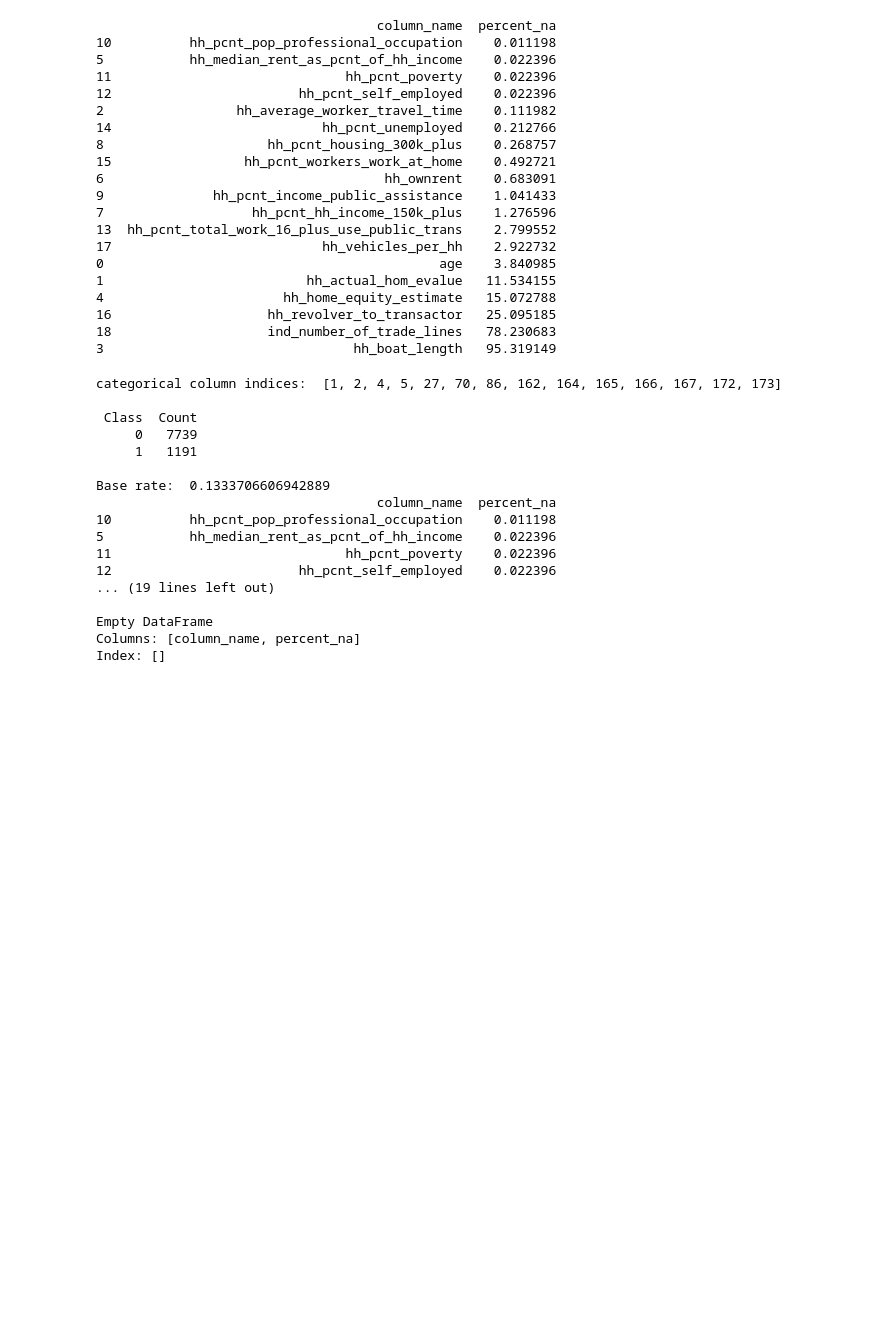
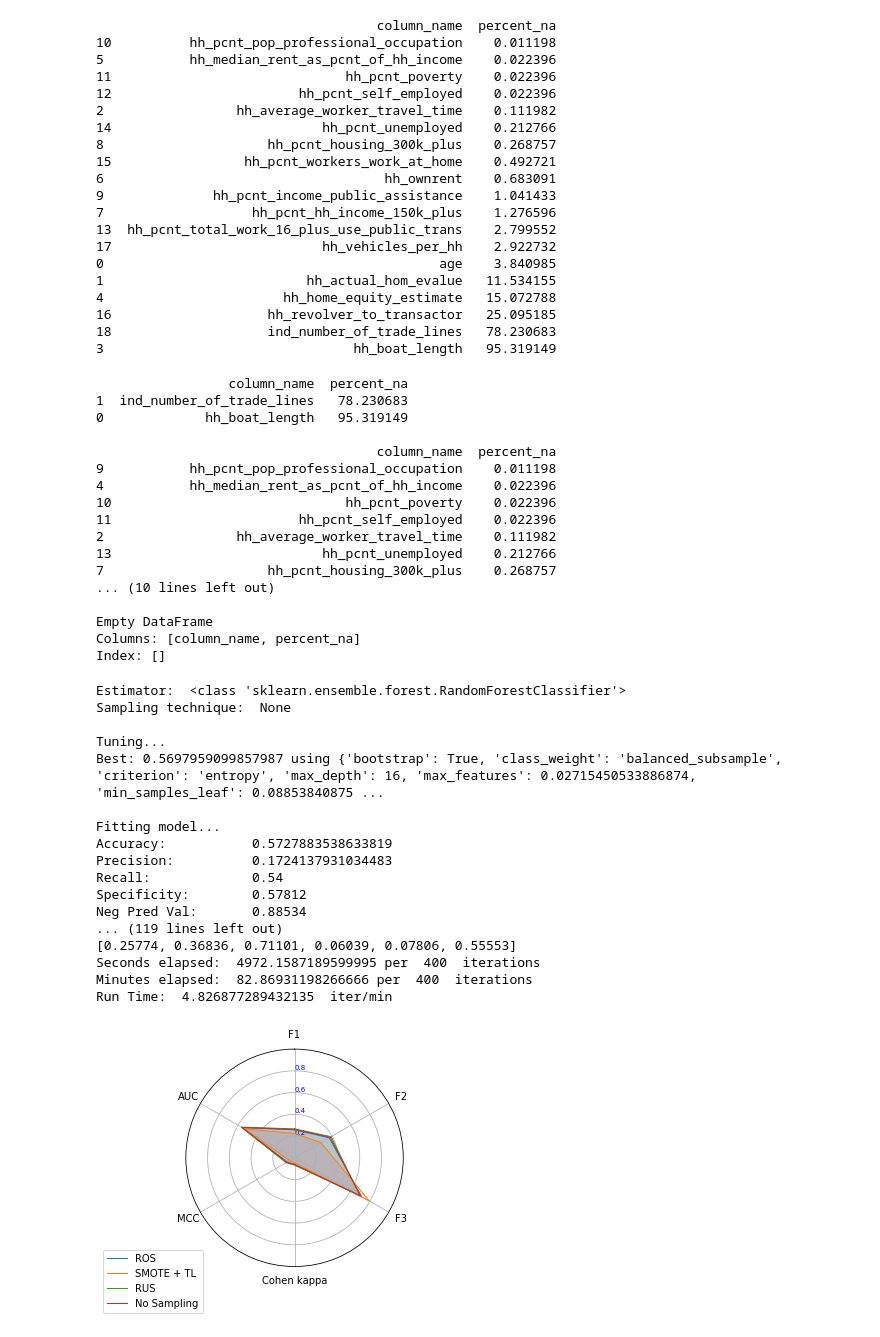
Before and after one commit to cir26/0ptimus-feat_treat, a Jupyter notebook: M6_rf_treatments.ipynb, the cells around one changed output. Cells and saved outputs as stored; diff of their text form; code cells hidden in the pictures; blank space fills up the shorter version.

```diff
--- a/M6_rf_treatments.ipynb
+++ b/M6_rf_treatments.ipynb
@@ -53,23 +58,23 @@ start.check_na()
 start.check_na(50)
 start.handle_na('remove',start.na_col)
 start.check_na()
-start.handle_na('median',start.na_col)
+start.handle_na('random',start.na_col)
 start.check_na()
 start.encode()
 # %% [output]
-categorical column indices:  [1, 2, 4, 5, 27, 70, 86, 162, 164, 165, 166, 167, 172, 173]
+                 column_name  percent_na
+1  ind_number_of_trade_lines   78.230683
+0             hh_boat_length   95.319149
 
- Class  Count
-     0   7739
-     1   1191
-
-Base rate:  0.1333706606942889
                                     column_name  percent_na
-10          hh_pcnt_pop_professional_occupation    0.011198
-5           hh_median_rent_as_pcnt_of_hh_income    0.022396
-11                              hh_pcnt_poverty    0.022396
-12                        hh_pcnt_self_employed    0.022396
-... (19 lines left out)
+9           hh_pcnt_pop_professional_occupation    0.011198
+4           hh_median_rent_as_pcnt_of_hh_income    0.022396
+10                              hh_pcnt_poverty    0.022396
+11                        hh_pcnt_self_employed    0.022396
+2                 hh_average_worker_travel_time    0.111982
+13                           hh_pcnt_unemployed    0.212766
+7                     hh_pcnt_housing_300k_plus    0.268757
+... (10 lines left out)
 
 Empty DataFrame
 Columns: [column_name, percent_na]
@@ -102,0 +108,27 @@ iterations=200
+# %%
+from timeit import default_timer as timer
+start = timer()
+rf_pca.sample_tune_test(model=model, tuning_iter=iterations, tuning_strategy="randomized")
+end=timer()
+print("Seconds elapsed: ",(end - start), "per ",iterations," iterations")
+print("Minutes elapsed: ",(end - start)/60, "per ",iterations," iterations")
+print("Run Time: ", iterations/((end - start)/60), " iter/min")
+# %% [output]
+Estimator:  <class 'sklearn.ensemble.forest.RandomForestClassifier'>
+Sampling technique:  None
+
+Tuning...
+Best: 0.5697959099857987 using {'bootstrap': True, 'class_weight': 'balanced_subsample', 'criterion': 'entropy', 'max_depth': 16, 'max_features': 0.02715450533886874, 'min_samples_leaf': 0.08853840875 ...
+
+Fitting model...
+Accuracy:           0.5727883538633819
+Precision:          0.1724137931034483
+Recall:             0.54
+Specificity:        0.57812
+Neg Pred Val:       0.88534
+... (119 lines left out)
+[0.25774, 0.36836, 0.71101, 0.06039, 0.07806, 0.55553]
+Seconds elapsed:  4972.1587189599995 per  400  iterations
+Minutes elapsed:  82.86931198266666 per  400  iterations
+Run Time:  4.826877289432135  iter/min
+[figure, added]
```
Also changed, not shown: parts of 11 cells of this notebook, 3 other files.
